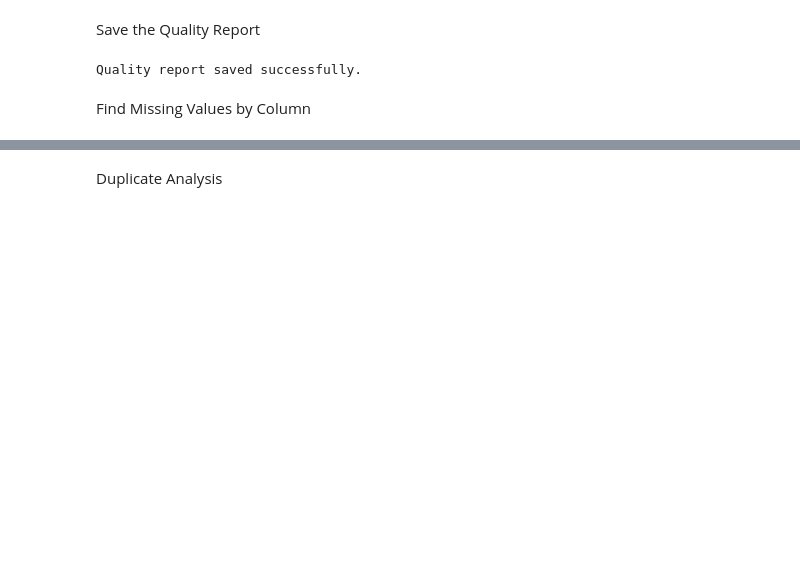
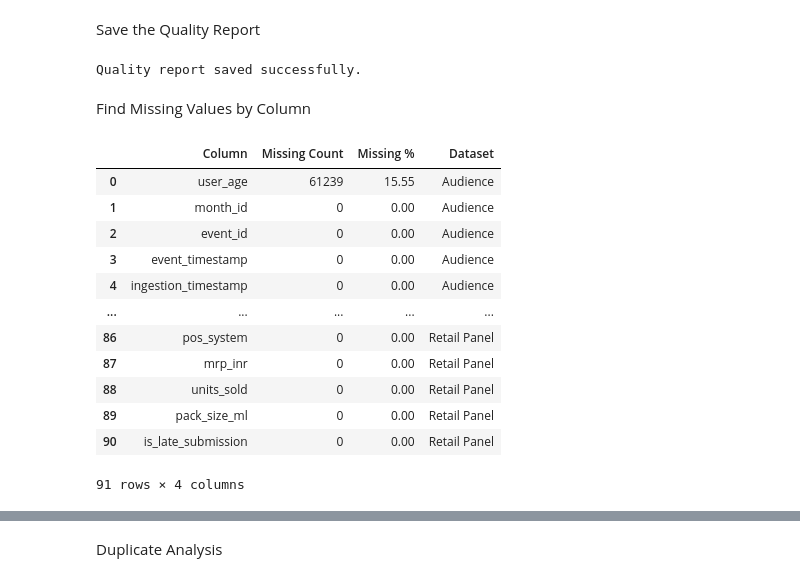
Before and after one commit to Sivahiteshreddy/Tailwyndz-Empty-On-The-Map, a Jupyter notebook: Notebooks/02_data_preparation.ipynb, the cells around one changed output, grey strips where cells are left out. Drawn from its saved outputs; the diff is of its cells as text; code cells hidden in the pictures; blank space fills up the shorter version.

```diff
--- a/Notebooks/02_data_preparation.ipynb
+++ b/Notebooks/02_data_preparation.ipynb
@@ -220,25 +244,36 @@ print("Quality report saved successfully.")
 Quality report saved successfully.
 # %% [markdown]
 Find Missing Values by Column
-# %%
-def missing_by_column(df, name):
-
-    missing = (
-        df.isna()
-          .sum()
-          .reset_index()
-    )
-
-    missing.columns = ["Column", "Missing Count"]
-
-    missing["Missing %"] = (
-        missing["Missing Count"] / len(df) * 100
-    ).round(2)
-
-    missing["Dataset"] = name
-
-    return missing.sort_values(
-        "Missing %",
-        ascending=False
-    )
+# %%
+# MISSING VALUES BY COLUMN
+missing_reports = []
+
+for name, df in working_datasets.items():
+    report = missing_by_column(df, name)
+    missing_reports.append(report)
+
+missing_report = (
+    pd.concat(missing_reports, ignore_index=True)
+    .sort_values(
+        ["Dataset", "Missing %"],
+        ascending=[True, False]
+    )
+    .reset_index(drop=True)
+)
+
+display(missing_report)
+# %% [output]
+|  | Column | Missing Count | Missing % | Dataset |
+| 0 | user_age | 61239 | 15.55 | Audience |
+| 1 | month_id | 0 | 0.00 | Audience |
+| 2 | event_id | 0 | 0.00 | Audience |
+| 3 | event_timestamp | 0 | 0.00 | Audience |
+| 4 | ingestion_timestamp | 0 | 0.00 | Audience |
+| ... | ... | ... | ... | ... |
+| 86 | pos_system | 0 | 0.00 | Retail Panel |
+| 87 | mrp_inr | 0 | 0.00 | Retail Panel |
+| 88 | units_sold | 0 | 0.00 | Retail Panel |
+| 89 | pack_size_ml | 0 | 0.00 | Retail Panel |
+| 90 | is_late_submission | 0 | 0.00 | Retail Panel |
+91 rows × 4 columns
 # %% [markdown]
```
Also changed, not shown: parts of 86 cells of this notebook, 2 other files.
